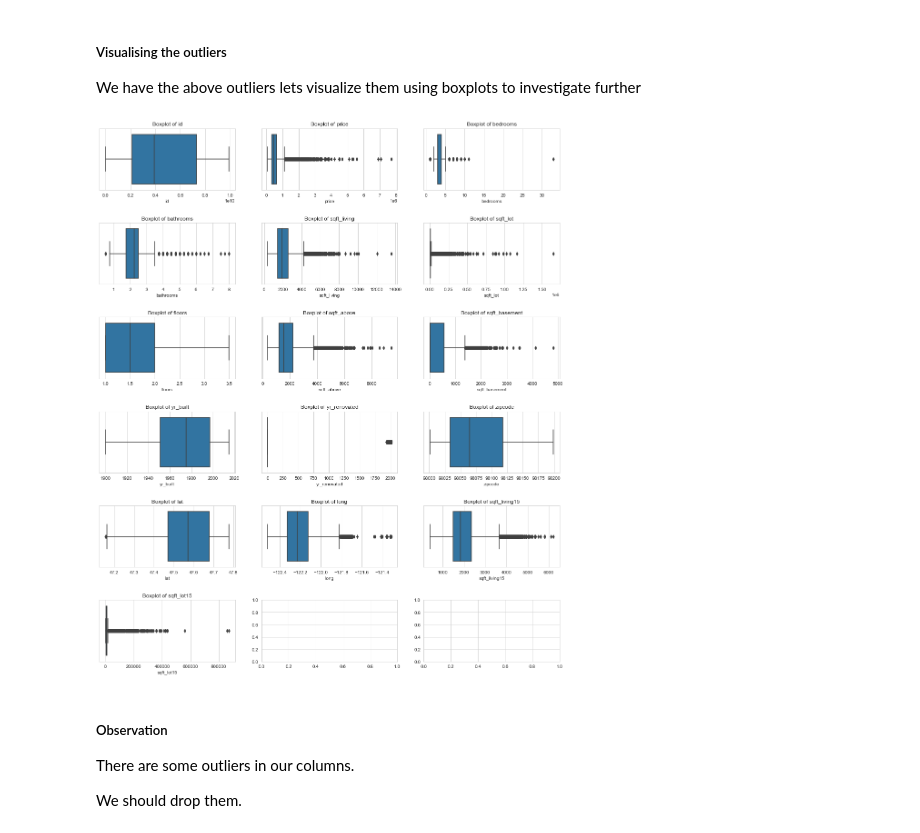
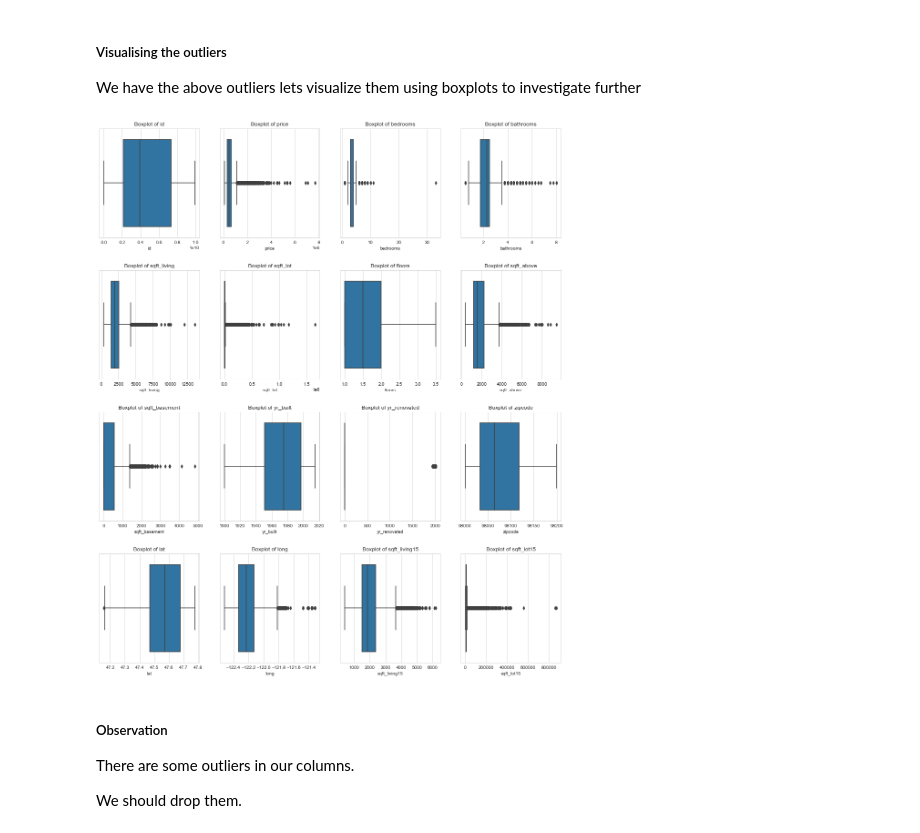
Before and after one commit to ggeorgekkariuki/Kings-Country-Housing-Project, a Jupyter notebook: student.ipynb, the cells around one changed output. Drawn from its saved outputs; the diff is of its cells as text; code cells hidden in the pictures.

```diff
--- a/student.ipynb
+++ b/student.ipynb
@@ -516,30 +517,30 @@ We have the above outliers lets visualize them using boxplots to investigate fur
 # %%
 # Plotting box plots to visualize our outliers
 # Creating a list of column names excluding non-numeric columns (if any)
 numeric_columns = kc_data_df.select_dtypes(include=['number']).columns
 
 # Seting up the figure and axes
-fig, axes = plt.subplots(nrows=6, ncols=3, figsize=(15, 18))
+fig, axes = plt.subplots(nrows=4, ncols=4, figsize=(15, 18))
 
 # Iterating over each numeric column and create a boxplot
 for num in range(len(numeric_columns)):
 #     ax = axes[i] if len(numeric_columns) > 1 else axes  # If there's only one numeric column, axes is not a list
 
     # Designed Numeric Column
     column = numeric_columns[num]
 
     # Creating the boxplots
-    sns.boxplot(x=kc_data_df[column], ax=axes[num//3, num%3])
+    sns.boxplot(x=kc_data_df[column], ax=axes[num//4, num%4])
 
     # Seting titles and labels
-    axes[num//3, num%3].set_title(f'Boxplot of {column}')
-    axes[num//3, num%3].set_xlabel(column)
+    axes[num//4, num%4].set_title(f'Boxplot of {column}')
+    axes[num//4, num%4].set_xlabel(column)
 
 
 plt.tight_layout(pad=3.0)  # Adjusting the spacing between subplots
 plt.subplots_adjust(top=0.95)  # Adjusting the top margin to accommodate titles
 # %% [output]
-[figure, old version]
+[figure, new version]
 # %% [markdown]
 ##### Observation
 There are some outliers in our columns.
```
Also changed, not shown: parts of 28 cells of this notebook.
